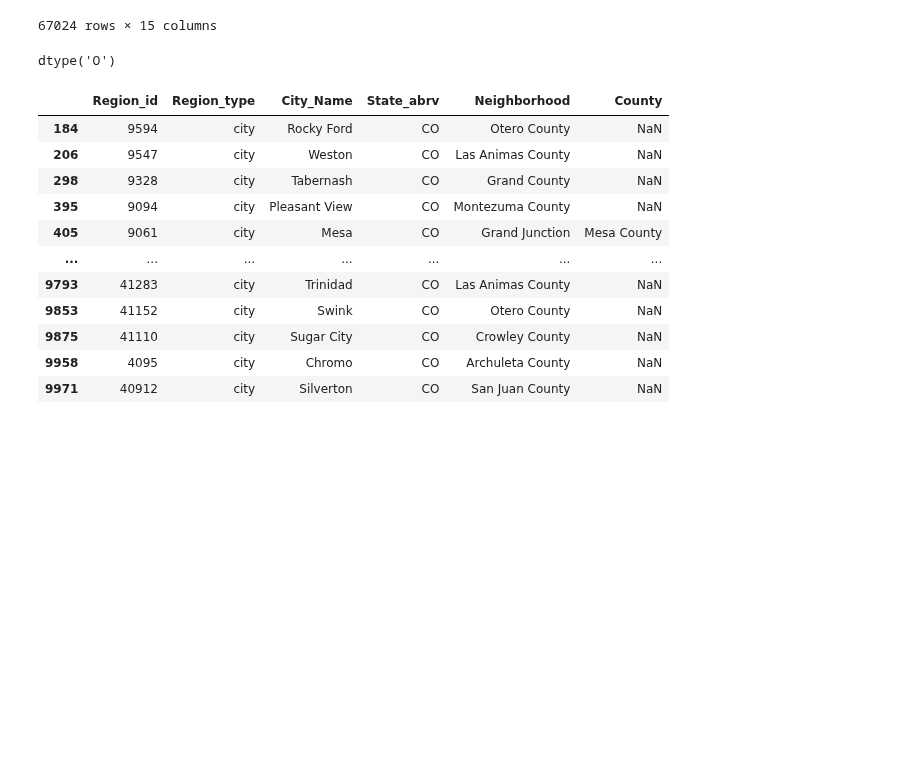
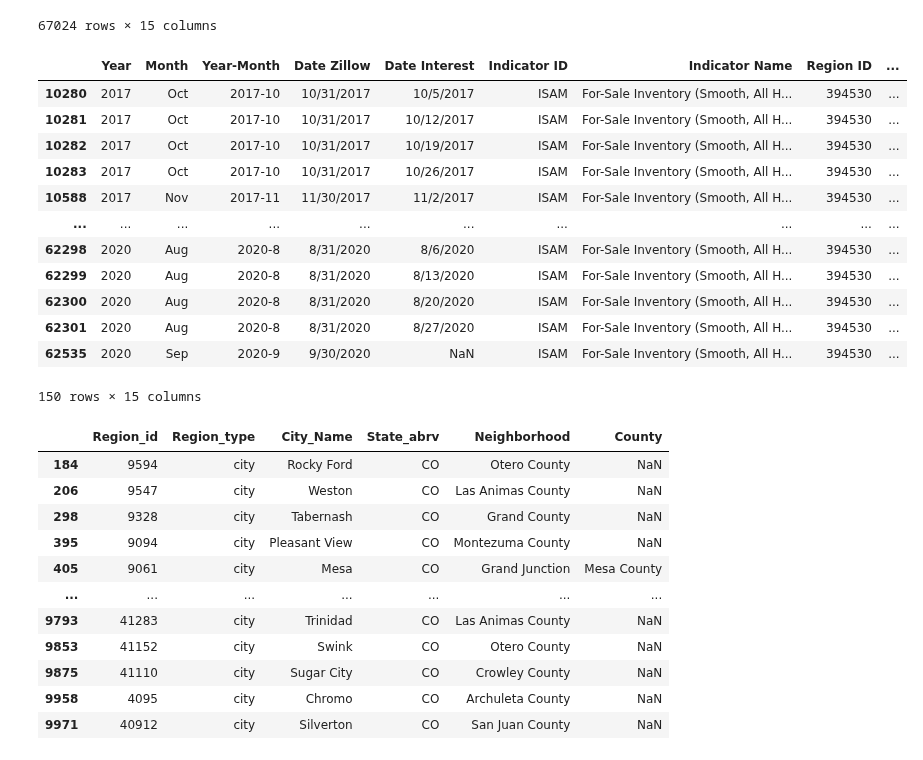
Before and after one commit to binetala/The_Very_Best_Team, a Jupyter notebook: Petey/quandl_save.ipynb, the cells around one changed output. Saved outputs shown, nothing was run; the diff lists cells and outputs as text; code cells hidden in the pictures; blank space fills up the shorter version.

```diff
--- a/Petey/quandl_save.ipynb
+++ b/Petey/quandl_save.ipynb
@@ -33,9 +33,21 @@ csprings_df = master_csv.loc[master_csv['Region Name']=='Colorado Springs, CO']
 breck_df = master_csv.loc[master_csv['Region Name']=='Breckenridge, CO; CO']
 # %%
 #ISAM & IRSW for Denver
-denver_isam = denver_df.loc[denver_df['Indicator ID']=='ISAM'& [master_csv['Region Name']=='Denver, CO']]
-master_csv['Indicator ID'].dtype
+denver_isam = denver_df.loc[denver_df['Indicator ID']=='ISAM']
+denver_isam
 # %% [output]
+|  | Year | Month | Year-Month | Date Zillow | Date Interest | Indicator ID | Indicator Name | Region ID | ... |
+| 10280 | 2017 | Oct | 2017-10 | 10/31/2017 | 10/5/2017 | ISAM | For-Sale Inventory (Smooth, All H... | 394530 | ... |
+| 10281 | 2017 | Oct | 2017-10 | 10/31/2017 | 10/12/2017 | ISAM | For-Sale Inventory (Smooth, All H... | 394530 | ... |
+| 10282 | 2017 | Oct | 2017-10 | 10/31/2017 | 10/19/2017 | ISAM | For-Sale Inventory (Smooth, All H... | 394530 | ... |
+| 10283 | 2017 | Oct | 2017-10 | 10/31/2017 | 10/26/2017 | ISAM | For-Sale Inventory (Smooth, All H... | 394530 | ... |
+| 10588 | 2017 | Nov | 2017-11 | 11/30/2017 | 11/2/2017 | ISAM | For-Sale Inventory (Smooth, All H... | 394530 | ... |
+| ... | ... | ... | ... | ... | ... | ... | ... | ... | ... |
+| 62298 | 2020 | Aug | 2020-8 | 8/31/2020 | 8/6/2020 | ISAM | For-Sale Inventory (Smooth, All H... | 394530 | ... |
+| 62299 | 2020 | Aug | 2020-8 | 8/31/2020 | 8/13/2020 | ISAM | For-Sale Inventory (Smooth, All H... | 394530 | ... |
+| 62300 | 2020 | Aug | 2020-8 | 8/31/2020 | 8/20/2020 | ISAM | For-Sale Inventory (Smooth, All H... | 394530 | ... |
+| 62301 | 2020 | Aug | 2020-8 | 8/31/2020 | 8/27/2020 | ISAM | For-Sale Inventory (Smooth, All H... | 394530 | ... |
+| 62535 | 2020 | Sep | 2020-9 | 9/30/2020 | NaN | ISAM | For-Sale Inventory (Smooth, All H... | 394530 | ... |
-dtype('O')
+150 rows × 15 columns
 # %%
 #ISAM & IRSW for Colorado Springs
```
Also changed, not shown: parts of 3 cells of this notebook.
